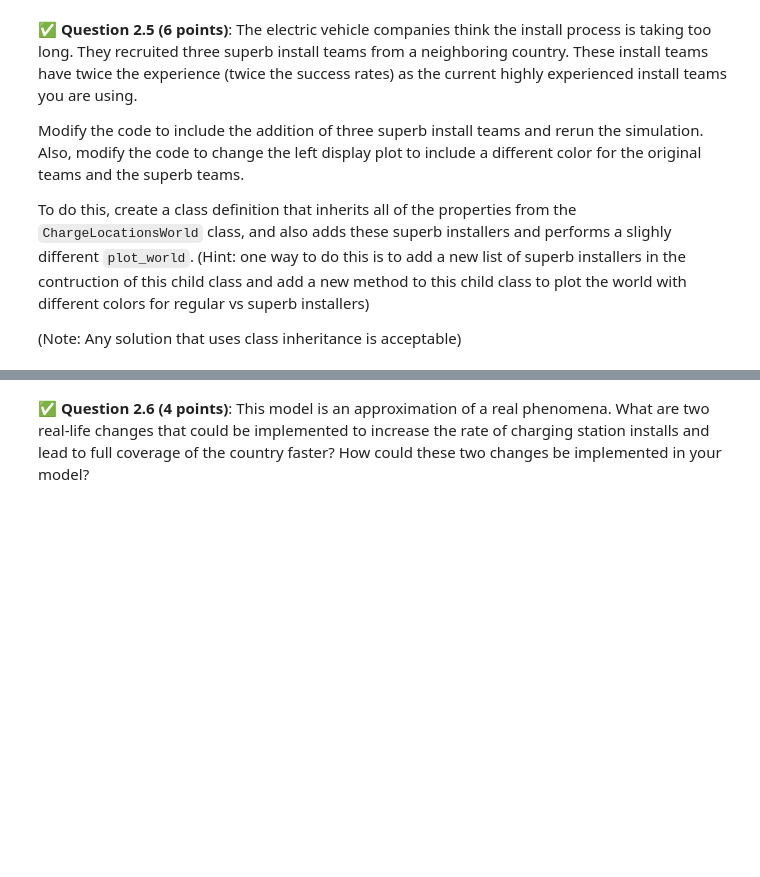
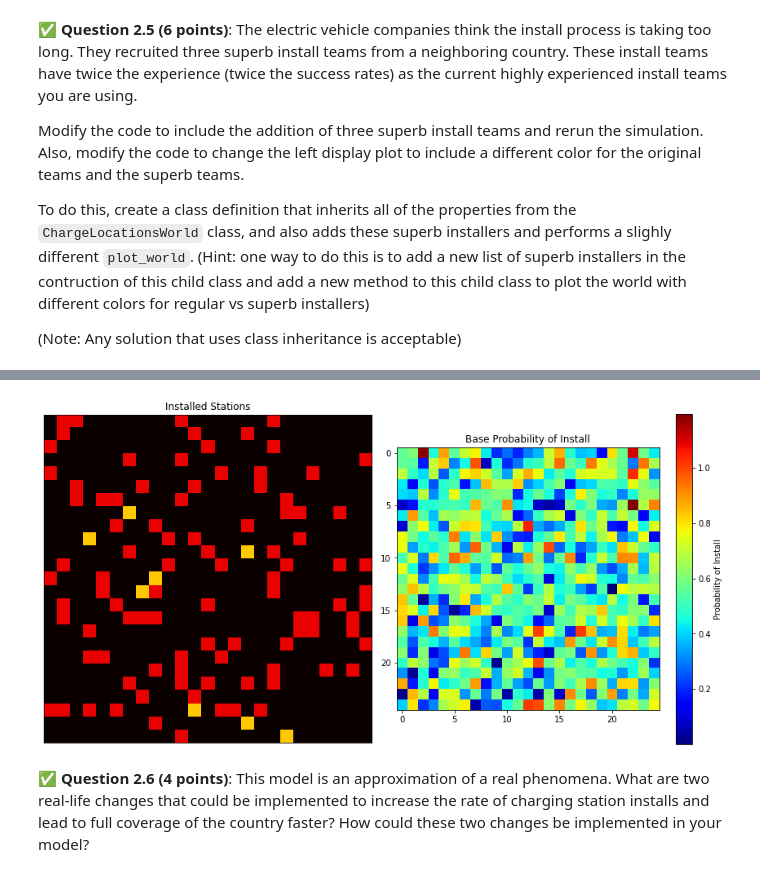
Before and after one commit to johnsonbj199/CMSE202-f23-turnin, a Jupyter notebook: hw-02/HW-02_OOP_ABM_GraphTheory-BrandonJohnson.ipynb, the cells around one changed output, grey strips where cells are left out. Cells and saved outputs as stored; diff of their text form; code cells hidden in the pictures; blank space fills up the shorter version.

```diff
--- a/hw-02/HW-02_OOP_ABM_GraphTheory-BrandonJohnson.ipynb
+++ b/hw-02/HW-02_OOP_ABM_GraphTheory-BrandonJohnson.ipynb
@@ -230,3 +265,67 @@ When successful, you simulation should look something like this:
+# %%
+
+
+class SuperChargeLocationsWorld(ChargeLocationsWorld):
+    def __init__(self, board_size=25, num_installers=5, num_super_installers=3, num_initial_stations=10 ):
+        super().__init__(board_size, num_installers, num_initial_stations)
+        self.super_installer_list = []
+
+    def plot_world(self):
+
+        # Create a figure with two subplots side by side
+        fig, (ax1, ax2) = plt.subplots(1, 2, figsize=(12, 6))
+
+        map_display = np.copy(self.charge_station_map)
+        # loop over the regular installers and add their locations
+        for installer in self.installer_list:
+            map_display[installer.current_location[0], installer.current_location[1]] = 2
+
+        for super_installer in self.super_installer_list:
+            map_display[super_installer.current_location[0], super_installer.current_location[1]] = 3
+
+        # Display the first plot on the left subplot with the "hot" colormap and additional colors
+        ax1.imshow(map_display, cmap='hot', vmin=0, vmax=3)
+        ax1.set_title('Installed Stations')
+        ax1.set_yticks([])
+        ax1.set_xticks([])
+
+        # Display the second plot on the right subplot with the "hot" colormap
+        im = ax2.imshow(self.base_probability_map, cmap='jet')
+        ax2.set_title('Base Probability of Install')
+        # Add a colorbar to the right plot
+        cbar = fig.colorbar(im, ax=ax2)
+        cbar.set_label('Probability of Install')
+        # Adjust spacing between subplots
+        plt.tight_layout()
+
+        # Show the plots
+        plt.show()
+
+
+world_object = SuperChargeLocationsWorld(25,8,1)
+
+# loop over months
+for tstep in range(25):
+    # loop over installers
+    for installer_now in world_object.installer_list:
+        # pick a random location that does not have a station
+        empty_locations = world_object.return_empty_locations()
+        (x,y) = empty_locations[np.random.randint(0,len(empty_locations))]
+
+        # set the location for the installer for this time step
+        installer_now.set_location(x,y)
+        # attempt to install a station at this location
+        success = installer_now.attempt_install(world_object.base_probability_map[x,y])
+        # if successful, add a station; else improve base probability
+        if success:
+            world_object.charge_station_map[x,y] = 1
+        else:
+            world_object.improve_base_probability(x,y)
+    # plot the world
+    world_object.plot_world()
+    clear_output(wait=True) # Clear output for dynamic display
+# %% [output]
+[figure, added]
 # %% [markdown]
 &#9989; **Question 2.6 (4 points)**: This model is an approximation of a real phenomena.  What are two real-life changes that could be implemented to increase the rate of charging station installs and lead to full coverage of the country faster?  How could these two changes be implemented in your model?
 # %% [markdown]
```
Also changed, not shown: parts of 10 cells of this notebook.
